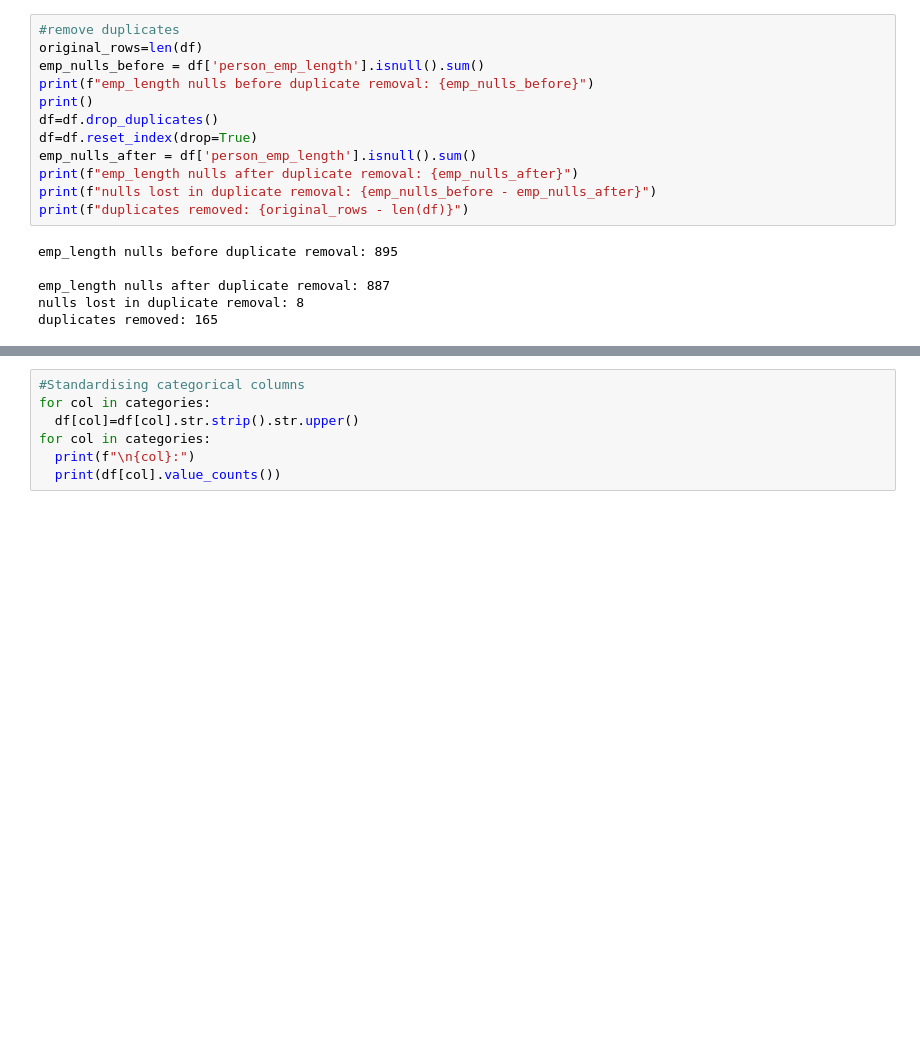
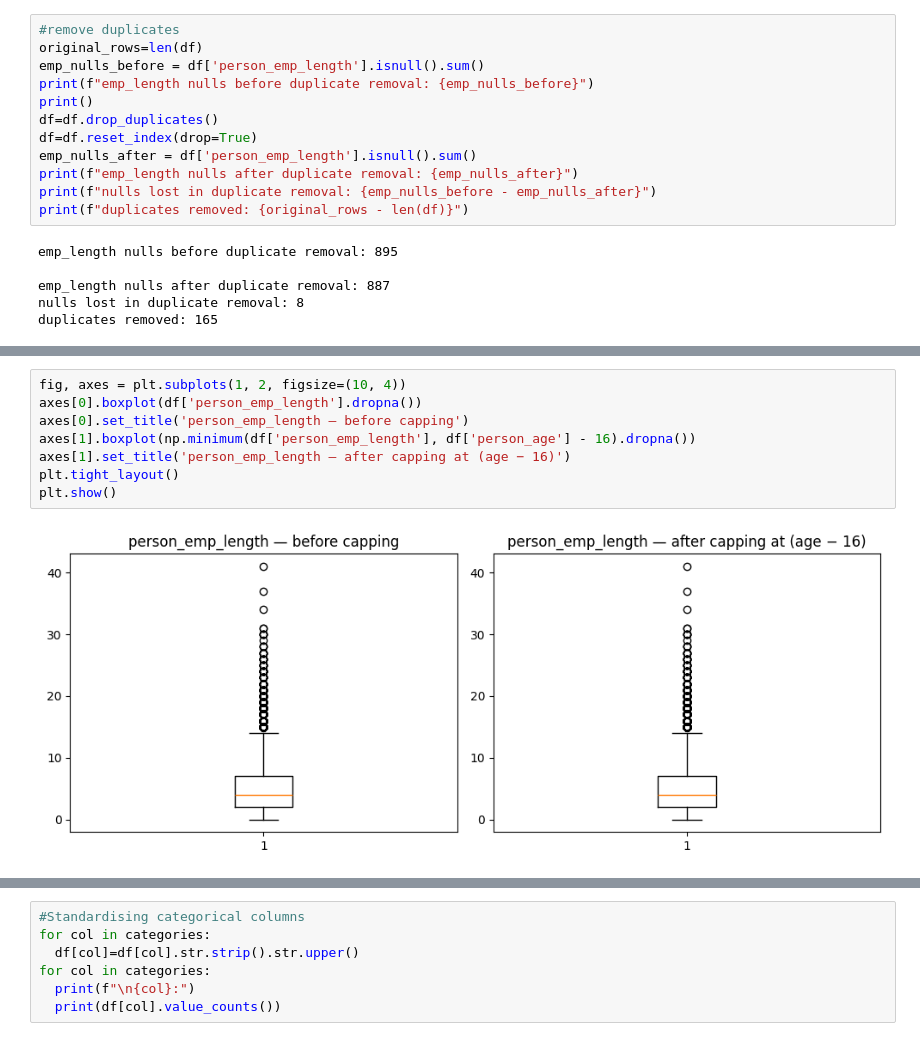
Before and after one commit to tsnuhithreddy/loan-default-risk-analysis, a Jupyter notebook: notebooks/Loan_default_risk_analysis.ipynb, the cells around one changed output, grey strips where cells are left out. Drawn from its saved outputs; the diff is of its cells as text; blank space fills up the shorter version.

```diff
--- a/notebooks/Loan_default_risk_analysis.ipynb
+++ b/notebooks/Loan_default_risk_analysis.ipynb
@@ -191,3 +205,13 @@ Maximum employement length after fix: 41.0
+# %%
+fig, axes = plt.subplots(1, 2, figsize=(10, 4))
+axes[0].boxplot(df['person_emp_length'].dropna())
+axes[0].set_title('person_emp_length — before capping')
+axes[1].boxplot(np.minimum(df['person_emp_length'], df['person_age'] - 16).dropna())
+axes[1].set_title('person_emp_length — after capping at (age − 16)')
+plt.tight_layout()
+plt.show()
+# %% [output]
+[figure, added]
 # %%
 #Handling Employement Null values
 df['is_unemployed']=df['person_emp_length'].isnull().astype(int)
```
Also changed, not shown: parts of 10 cells of this notebook.
